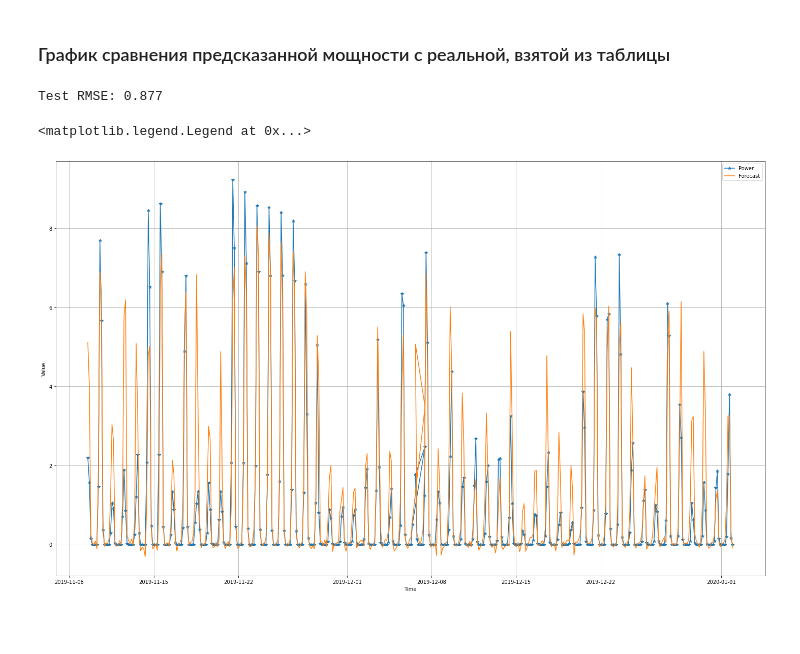
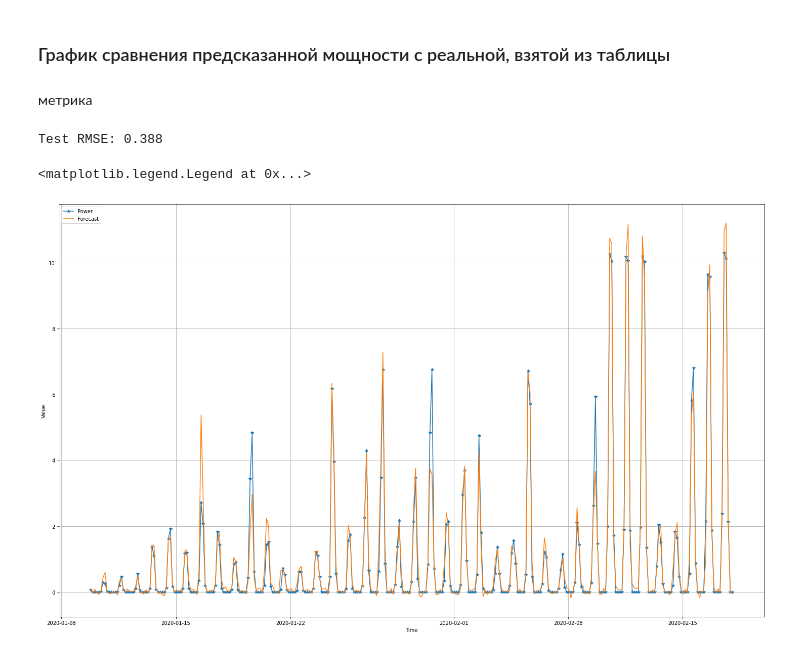
Before and after one commit to andrew-veriga/sunpower, a Jupyter notebook: model.ipynb, the cells around one changed output. Drawn from its saved outputs; the diff is of its cells as text; code cells hidden in the pictures; blank space fills up the shorter version.

```diff
--- a/model.ipynb
+++ b/model.ipynb
@@ -27,3 +81,2 @@ df['Дата'] = pd.to_datetime(df['Дата'].dt.date) + df['Время']# pd.t
 # %%
-df=df.set_index('Дата').drop(columns=['№ п/п','Время'])
-df.head()
+df=df.set_index(['Дата','Location']).drop(columns=['№ п/п','Время']).sort_index()
@@ -250,0 +338,7 @@ Epoch 600/600
+# %%
+init_lr =1e-5
+lr_schedule = tf.keras.callbacks.LearningRateScheduler(
+      lambda epoch: init_lr * 10**(epoch / 20))
+
+epoch_num= 250
+history = model.fit(train, validation_data=(validation) , epochs=epoch_num)#, callbacks=[lr_schedule])
@@ -325,3 +440,5 @@ plt.figure()
 <Figure size 432x288 with 0 Axes>
+# %%
+history = model.fit(train, validation_data=(validation), epochs=epoch_num+100, initial_epoch=epoch_num)
 # %% [markdown]
 ### График сравнения предсказанной мощности с реальной, взятой из таблицы
@@ -344,26 +445,36 @@ def model_forecast(model, series, window_size):
-# %%
-from sklearn.metrics import mean_squared_error
-
-forecast=model_forecast(Model, series[split_datetime-window_size:], window_size)
-# invert scaling for forecast
-test = pd.DataFrame(series[split_datetime:])
-actuals = scaler.inverse_transform(test.loc[:, norm_cols].values)[:,0]
-test['Мощность, МВт'] = forecast[:-1]
-results = scaler.inverse_transform(test.loc[:, norm_cols].values)[:,0]
-# calculate RMSE
-rmse = mean_squared_error(actuals, results)
-print('Test RMSE: %.3f' % rmse)
-# invert scaling for actual
-# test.loc[:, cols]=scaler.inverse_transform(test.loc[:, cols])
-# test_y = test_y.reshape((len(test_y), 1))
-# inv_y = concatenate((test_y, test_X[:, 1:]), axis=1)
-# inv_y = scaler.inverse_transform(inv_y)
-# inv_y = inv_y[:,0]
-
-# results = forecast
-# results = np.squeeze(forecast)#[:, 0, 0]
-# %% [output]
-Test RMSE: 0.877
+# %% [markdown]
+метрика
+# %%
+from sklearn.metrics import mean_squared_error
+# Srs_ds = series.sort_index().values.reshape(newshape)
+# targ_column = series.columns.get_loc('Мощность, МВт')
+# Target = Srs_ds[:,:,targ_column]
+split_pos = int(series.index.levels[0].size * .9)
+
+actual_data = Srs_ds[split_pos:]
+# forecast=model_forecast(Model, series[split_datetime-window_size:], window_size)
+forecast = model.predict(multiwindowed_dataset(actual_data, targ_column, window_size, batch_size))
+# invert scaling for forecast
+test_index = series.index.levels[0][split_pos+window_size:]
+
+
+forecast = pd.DataFrame(forecast,index=test_index)
+old_values = series.loc[test_index][norm_cols]
+new_values = forecast.join(series.loc[test_index][norm_cols])
+new_values['Мощность, МВт']=new_values[0]
+new_values = new_values.drop(columns=0)
+
+npidx = range(0, len(old_values),lvl1)
+
+actuals = scaler.inverse_transform(old_values)[npidx,0]
+
+results = scaler.inverse_transform(new_values)[npidx,0]
+
+# calculate RMSE
+rmse = mean_squared_error(actuals, results)
+print('Test RMSE: %.3f' % rmse)
+# %% [output]
+Test RMSE: 0.388
 # %%
 def plot_series(time, series, format="-", start=0, end=None, legend=None):
     plt.plot(time[start:end], series[start:end], format )
@@ -374,12 +485,12 @@ def plot_series(time, series, format="-", start=0, end=None, legend=None):
 # %%
 #import matplotlib.pyplot as plt
 
-time_train = test.index#.to_numpy(dtype=np.datetime64)
+time_train = test_index#.to_numpy(dtype=np.datetime64)
 plt.figure(figsize=(25, 15))
 # plt.ylim(top=2)
 plot_series(time_train, actuals, format='-*')#,start=200)#,end=200)
 plot_series(time_train, results)#,start=200)#,end=200)
 plt.legend(['Power', 'Forecast'])
 # %% [output]
 <matplotlib.legend.Legend at 0x...>
-[figure, old version]
+[figure, new version]
```
Also changed, not shown: parts of 35 cells of this notebook.
